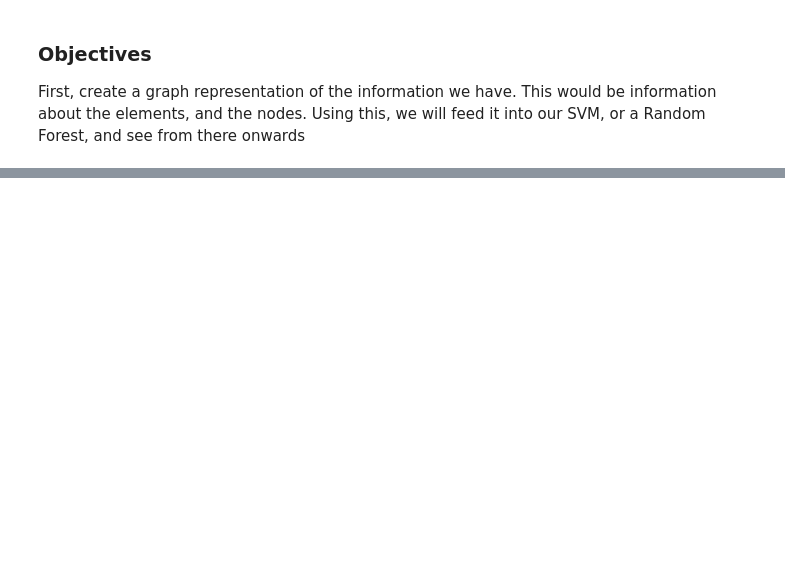
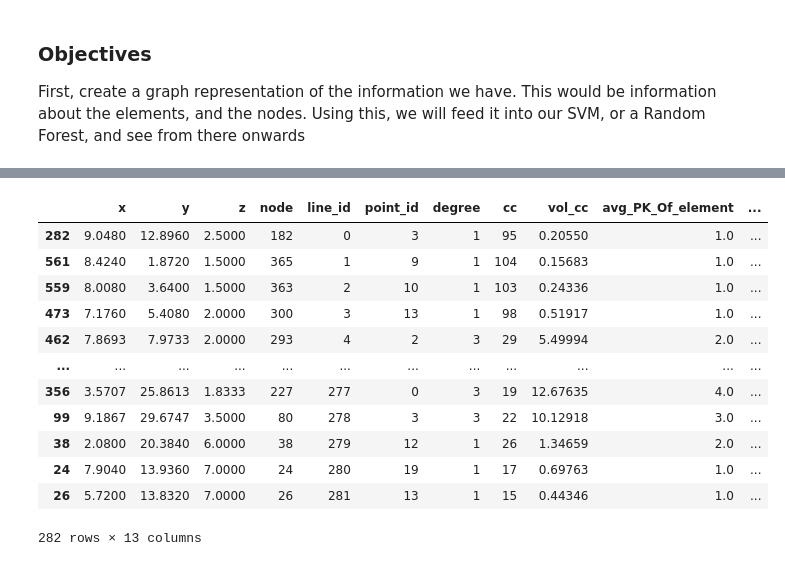
Before and after one commit to NotRithik/Mitochondrial-Function-Prediction, a Jupyter notebook: MLV0.ipynb, the cells around one changed output, grey strips where cells are left out. Drawn from its saved outputs; the diff is of its cells as text; code cells hidden in the pictures; blank space fills up the shorter version.

Commit message:
Made a graph as required, using node df

```diff
--- a/MLV0.ipynb
+++ b/MLV0.ipynb
@@ -75,0 +76,2 @@ len(df['line_id'].unique())
+# %%
+a, p, c, n, f = Generate_Mito_Tables('/home/mitosim2/Desktop/BIRATAL/Tcdd11s_subsetted/')
@@ -75,0 +81,3 @@ len(df['line_id'].unique())
+# %%
+groupn = n[0].groupby('line_id')
+dataframelist = [group for _, group in groupn]
@@ -75,0 +106,17 @@ len(df['line_id'].unique())
+# %%
+bigDf = pd.concat(dataframelist)
+bigDf
+# %% [output]
+|  | x | y | z | node | line_id | point_id | degree | cc | vol_cc | avg_PK_Of_element | ... |
+| 282 | 9.0480 | 12.8960 | 2.5000 | 182 | 0 | 3 | 1 | 95 | 0.20550 | 1.0 | ... |
+| 561 | 8.4240 | 1.8720 | 1.5000 | 365 | 1 | 9 | 1 | 104 | 0.15683 | 1.0 | ... |
+| 559 | 8.0080 | 3.6400 | 1.5000 | 363 | 2 | 10 | 1 | 103 | 0.24336 | 1.0 | ... |
+| 473 | 7.1760 | 5.4080 | 2.0000 | 300 | 3 | 13 | 1 | 98 | 0.51917 | 1.0 | ... |
+| 462 | 7.8693 | 7.9733 | 2.0000 | 293 | 4 | 2 | 3 | 29 | 5.49994 | 2.0 | ... |
+| ... | ... | ... | ... | ... | ... | ... | ... | ... | ... | ... | ... |
+| 356 | 3.5707 | 25.8613 | 1.8333 | 227 | 277 | 0 | 3 | 19 | 12.67635 | 4.0 | ... |
+| 99 | 9.1867 | 29.6747 | 3.5000 | 80 | 278 | 3 | 3 | 22 | 10.12918 | 3.0 | ... |
+| 38 | 2.0800 | 20.3840 | 6.0000 | 38 | 279 | 12 | 1 | 26 | 1.34659 | 2.0 | ... |
+| 24 | 7.9040 | 13.9360 | 7.0000 | 24 | 280 | 19 | 1 | 17 | 0.69763 | 1.0 | ... |
+| 26 | 5.7200 | 13.8320 | 7.0000 | 26 | 281 | 13 | 1 | 15 | 0.44346 | 1.0 | ... |
+282 rows × 13 columns
```
Also changed, not shown: parts of 27 cells of this notebook, 3 other files.
